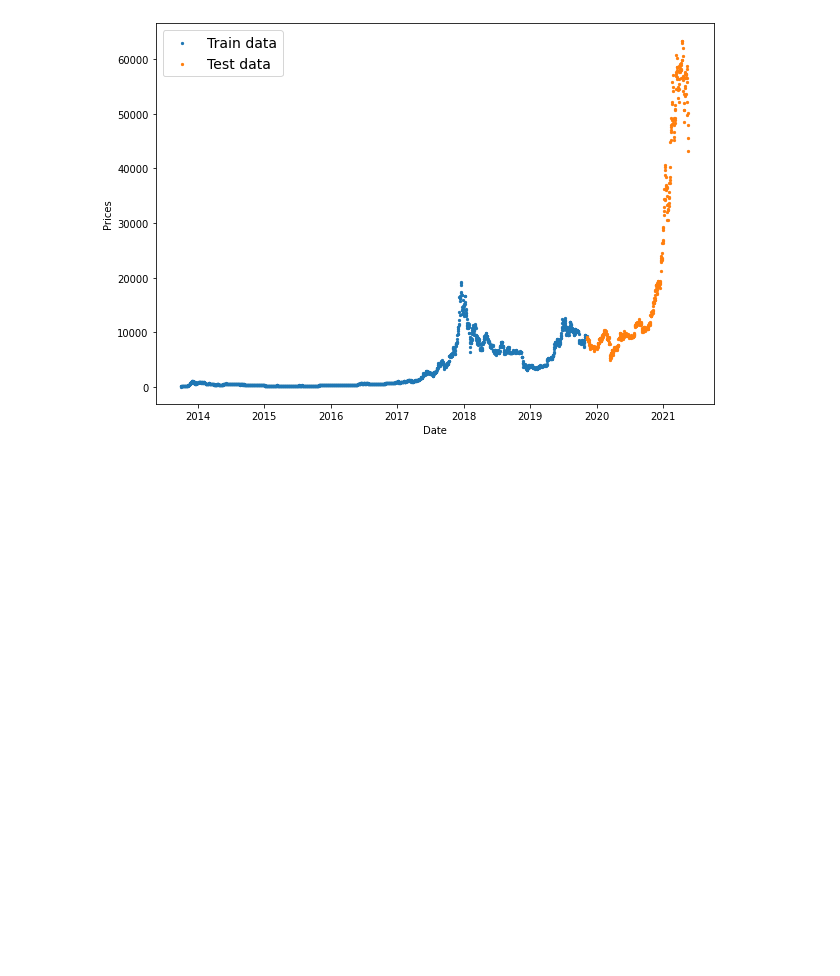
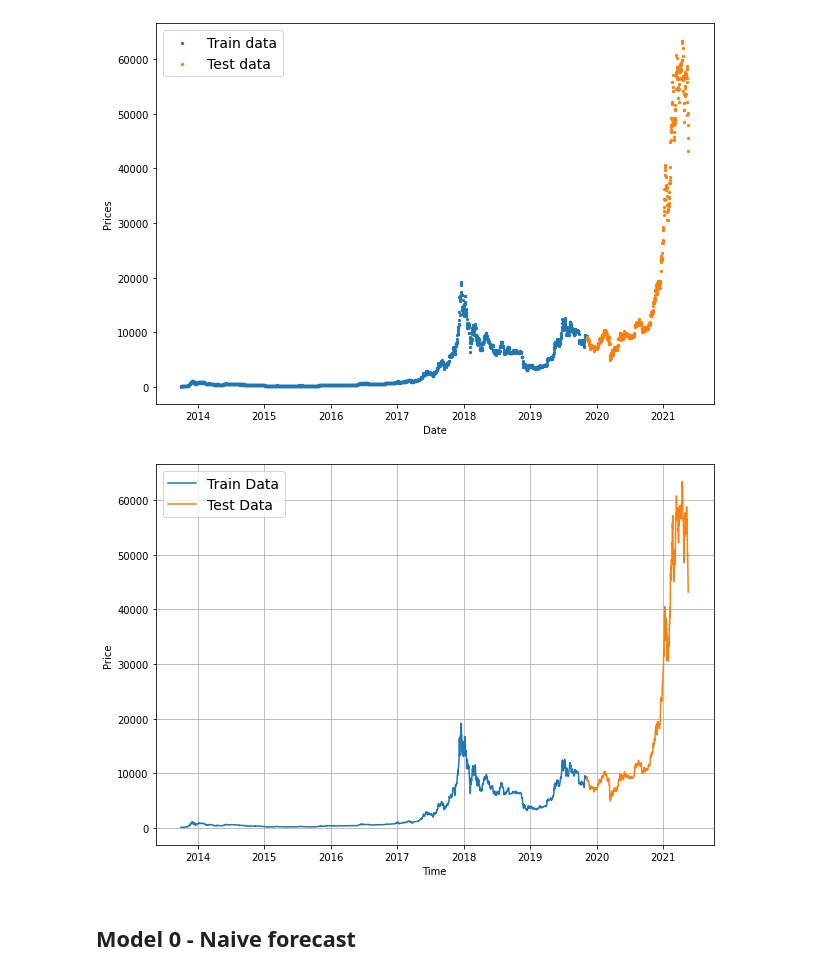
Before and after one commit to kaushikabhishek87/Tensorflow_projects, a Jupyter notebook: 10_time_series_forecasting_in_tensorflow.ipynb, the cells around one changed output. Cells and saved outputs as stored; diff of their text form; code cells hidden in the pictures; blank space fills up the shorter version.

```diff
--- a/10_time_series_forecasting_in_tensorflow.ipynb
+++ b/10_time_series_forecasting_in_tensorflow.ipynb
@@ -123,3 +123,21 @@ plt.legend(fontsize=14)
 # %% [output]
 <matplotlib.legend.Legend at 0x...>
 [figure]
+# %%
+# Creating a plotting function
+def plot_time_series(timestamps, values, format=".", start=0, end=None, label=None):
+
+  plt.plot(timestamps[start:end], values[start:end], label=label)
+  plt.xlabel("Time")
+  plt.ylabel("Price")
+  if label:
+    plt.legend(fontsize=14)
+  plt.grid(True)
+# %%
+plt.figure(figsize=(10,7))
+plot_time_series(timestamps=X_train, values=y_train, label="Train Data")
+plot_time_series(timestamps=X_test, values=y_test, label="Test Data")
+# %% [output]
+[figure, added]
+# %% [markdown]
+## Model 0 - Naive forecast
```
